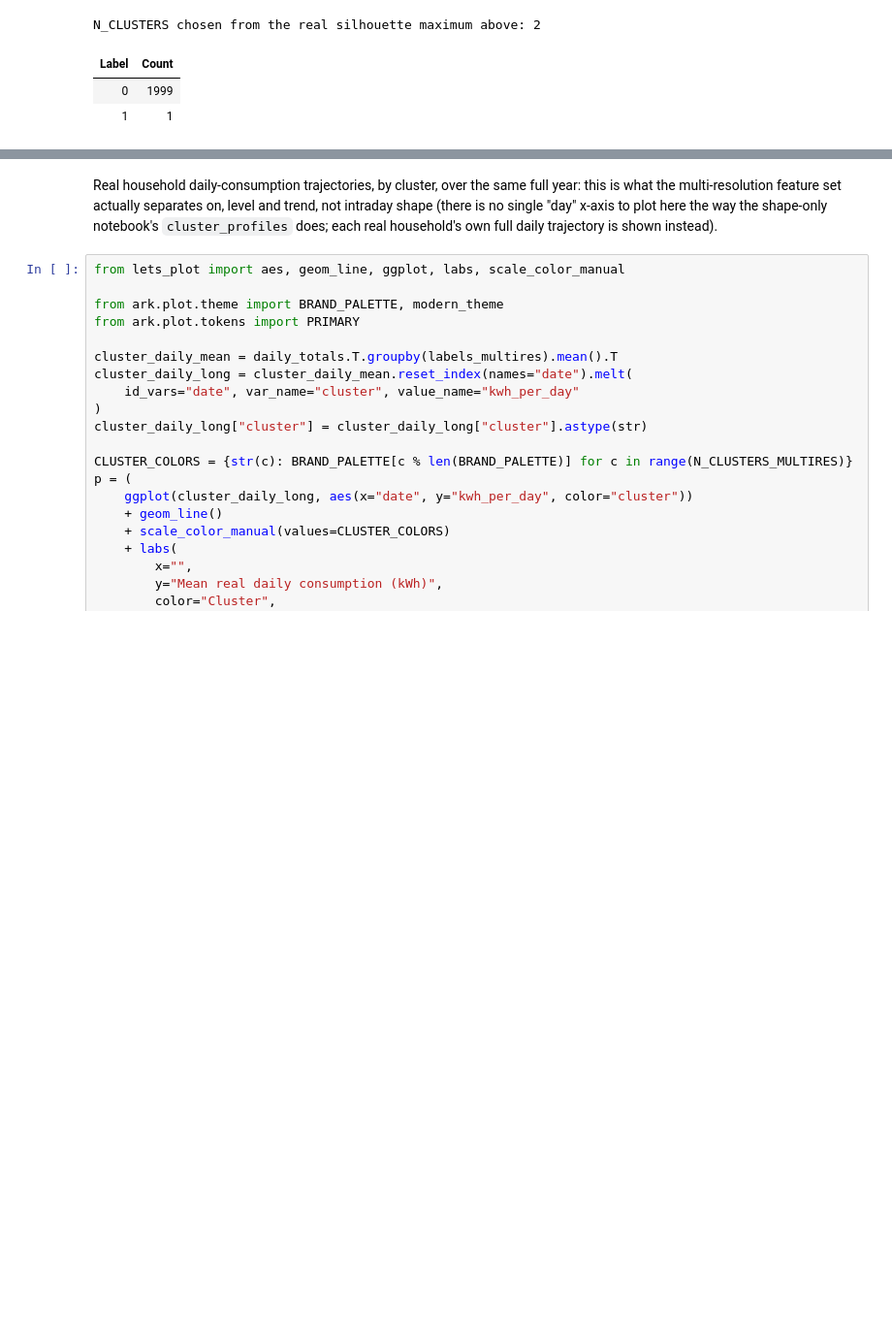
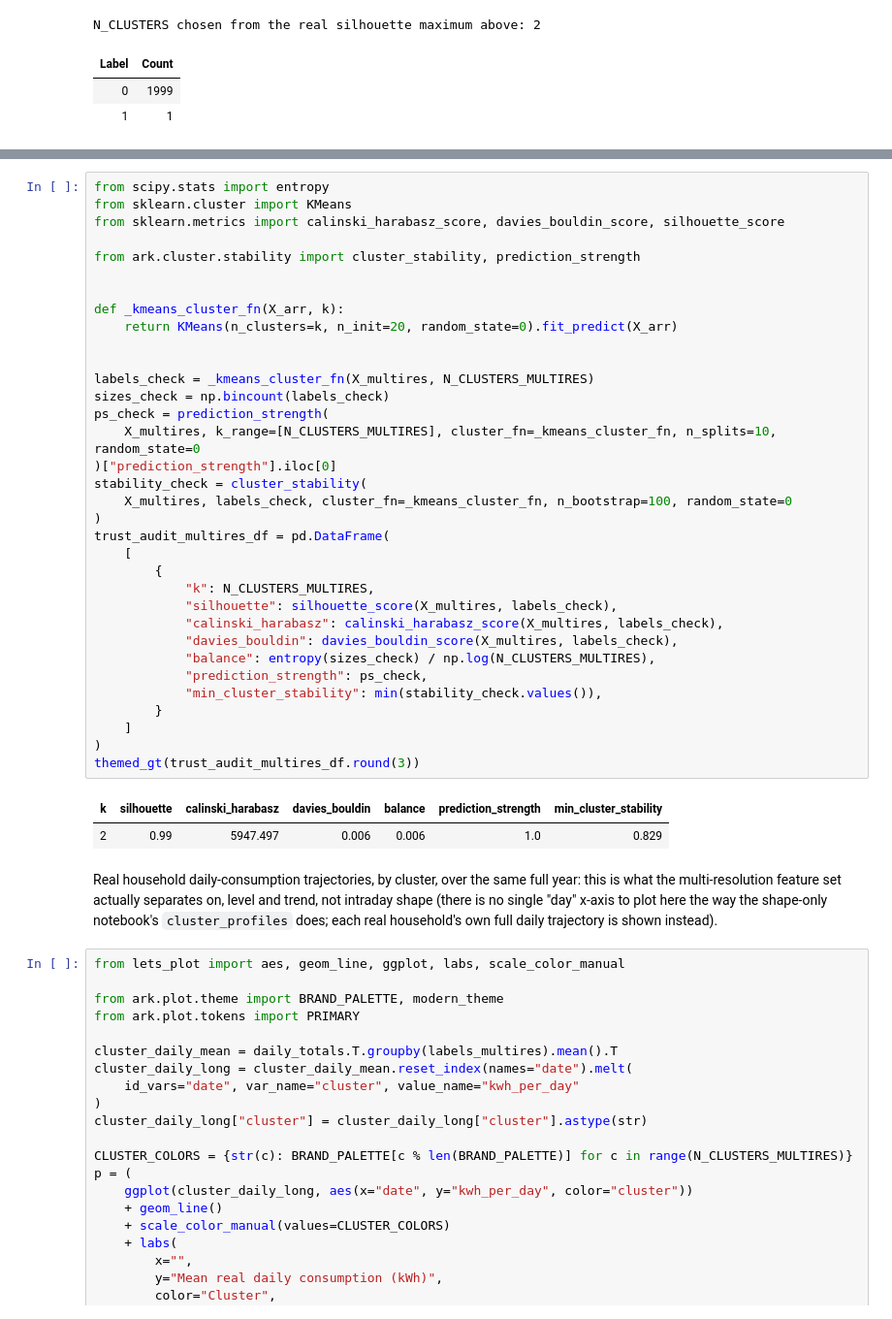
Before and after one commit to sambaiga/ml-energy-disaggregation, a Jupyter notebook: book/05-clustering/04-customer-feeder-clustering-goiener-multires-code.ipynb, the cells around one changed output, grey strips where cells are left out. Shown at 97% size. Cells and saved outputs as stored; diff of their text form; blank space fills up the shorter version.

```diff
--- a/book/05-clustering/04-customer-feeder-clustering-goiener-multires-code.ipynb
+++ b/book/05-clustering/04-customer-feeder-clustering-goiener-multires-code.ipynb
@@ -205,3 +158,40 @@ N_CLUSTERS chosen from the real silhouette maximum above: 2
+# %%
+from scipy.stats import entropy
+from sklearn.cluster import KMeans
+from sklearn.metrics import calinski_harabasz_score, davies_bouldin_score, silhouette_score
+
+from ark.cluster.stability import cluster_stability, prediction_strength
+
+
+def _kmeans_cluster_fn(X_arr, k):
+    return KMeans(n_clusters=k, n_init=20, random_state=0).fit_predict(X_arr)
+
+
+labels_check = _kmeans_cluster_fn(X_multires, N_CLUSTERS_MULTIRES)
+sizes_check = np.bincount(labels_check)
+ps_check = prediction_strength(
+    X_multires, k_range=[N_CLUSTERS_MULTIRES], cluster_fn=_kmeans_cluster_fn, n_splits=10, random_state=0
+)["prediction_strength"].iloc[0]
+stability_check = cluster_stability(
+    X_multires, labels_check, cluster_fn=_kmeans_cluster_fn, n_bootstrap=100, random_state=0
+)
+trust_audit_multires_df = pd.DataFrame(
+    [
+        {
+            "k": N_CLUSTERS_MULTIRES,
+            "silhouette": silhouette_score(X_multires, labels_check),
+            "calinski_harabasz": calinski_harabasz_score(X_multires, labels_check),
+            "davies_bouldin": davies_bouldin_score(X_multires, labels_check),
+            "balance": entropy(sizes_check) / np.log(N_CLUSTERS_MULTIRES),
+            "prediction_strength": ps_check,
+            "min_cluster_stability": min(stability_check.values()),
+        }
+    ]
+)
+themed_gt(trust_audit_multires_df.round(3))
+# %% [output]
+| k | silhouette | calinski_harabasz | davies_bouldin | balance | prediction_strength | min_cluster_stability |
+| 2 | 0.99 | 5947.497 | 0.006 | 0.006 | 1.0 | 0.829 |
 # %% [markdown]
 Real household daily-consumption trajectories, by cluster, over the same
 full year: this is what the multi-resolution feature set actually
```
Also changed, not shown: parts of 7 cells of this notebook.
